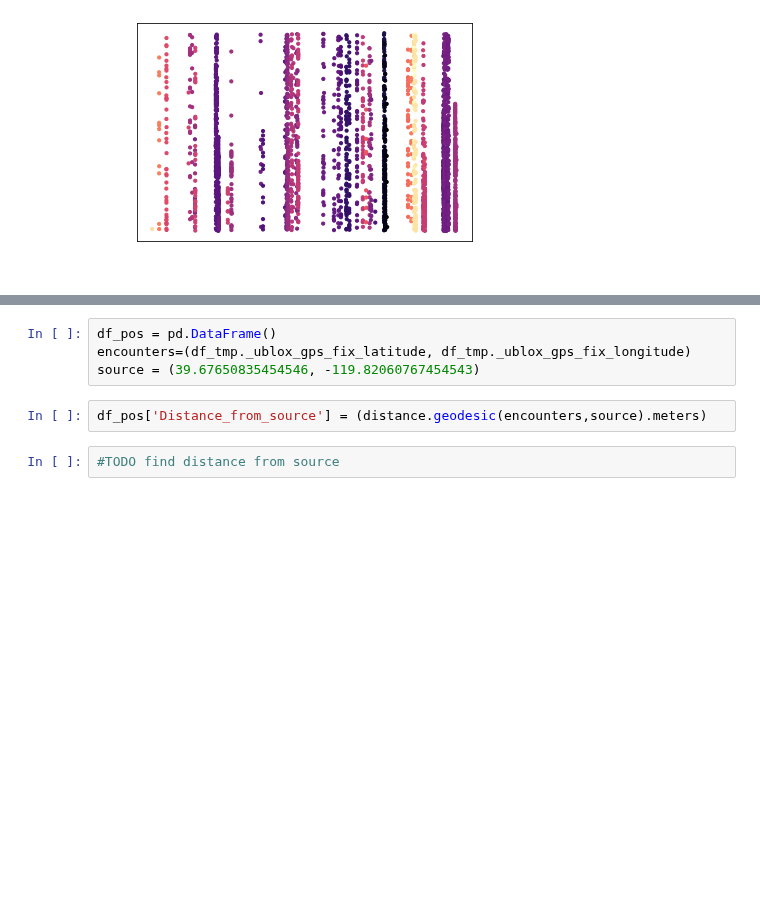
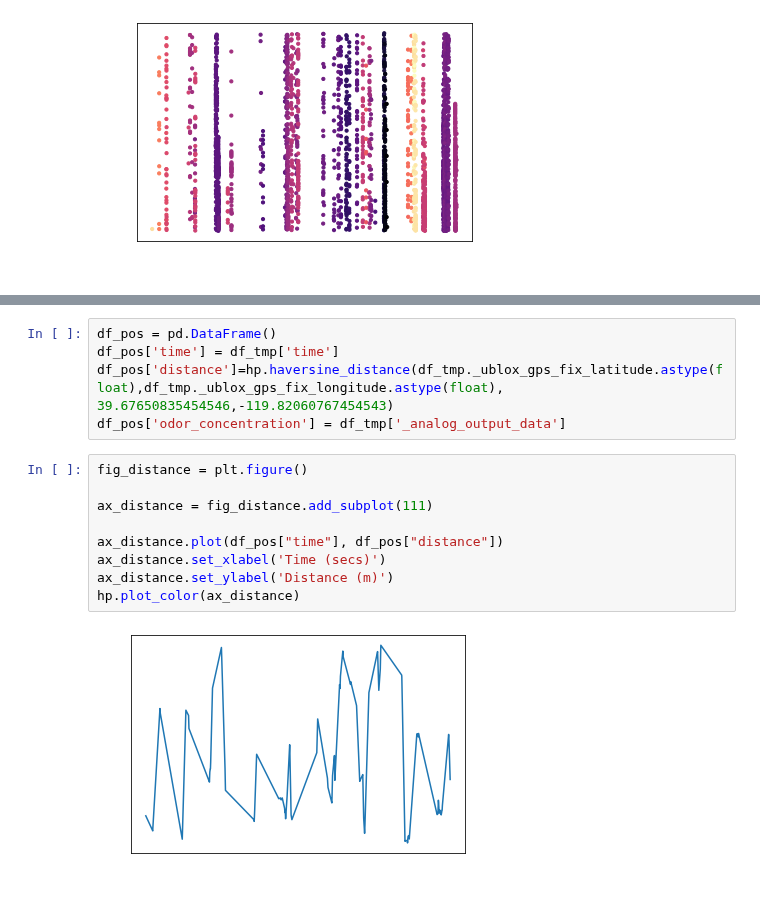
Before and after one commit to arunavanag591/odor_analysis, a Jupyter notebook: data_exploration/camera_tracker.ipynb, the cells around one changed output, grey strips where cells are left out. Drawn from its saved outputs; the diff is of its cells as text; blank space fills up the shorter version.

```diff
--- a/data_exploration/camera_tracker.ipynb
+++ b/data_exploration/camera_tracker.ipynb
@@ -226,8 +262,16 @@ hp.plot_color(ax_odor_gps_filtered)
 # %%
 df_pos = pd.DataFrame()
-encounters=(df_tmp._ublox_gps_fix_latitude, df_tmp._ublox_gps_fix_longitude)
-source = (39.67650835454546, -119.82060767454543)
+df_pos['time'] = df_tmp['time']
+df_pos['distance']=hp.haversine_distance(df_tmp._ublox_gps_fix_latitude.astype(float),df_tmp._ublox_gps_fix_longitude.astype(float), 39.67650835454546,-119.82060767454543)
+df_pos['odor_concentration'] = df_tmp['_analog_output_data']
-# %%
-df_pos['Distance_from_source'] = (distance.geodesic(encounters,source).meters)
-# %%
-#TODO find distance from source
+# %%
+fig_distance = plt.figure()
+
+ax_distance = fig_distance.add_subplot(111)
+
+ax_distance.plot(df_pos["time"], df_pos["distance"])
+ax_distance.set_xlabel('Time (secs)')
+ax_distance.set_ylabel('Distance (m)')
+hp.plot_color(ax_distance)
+# %% [output]
+[figure, added]
```
Also changed, not shown: parts of 5 cells of this notebook, 3 other files.
